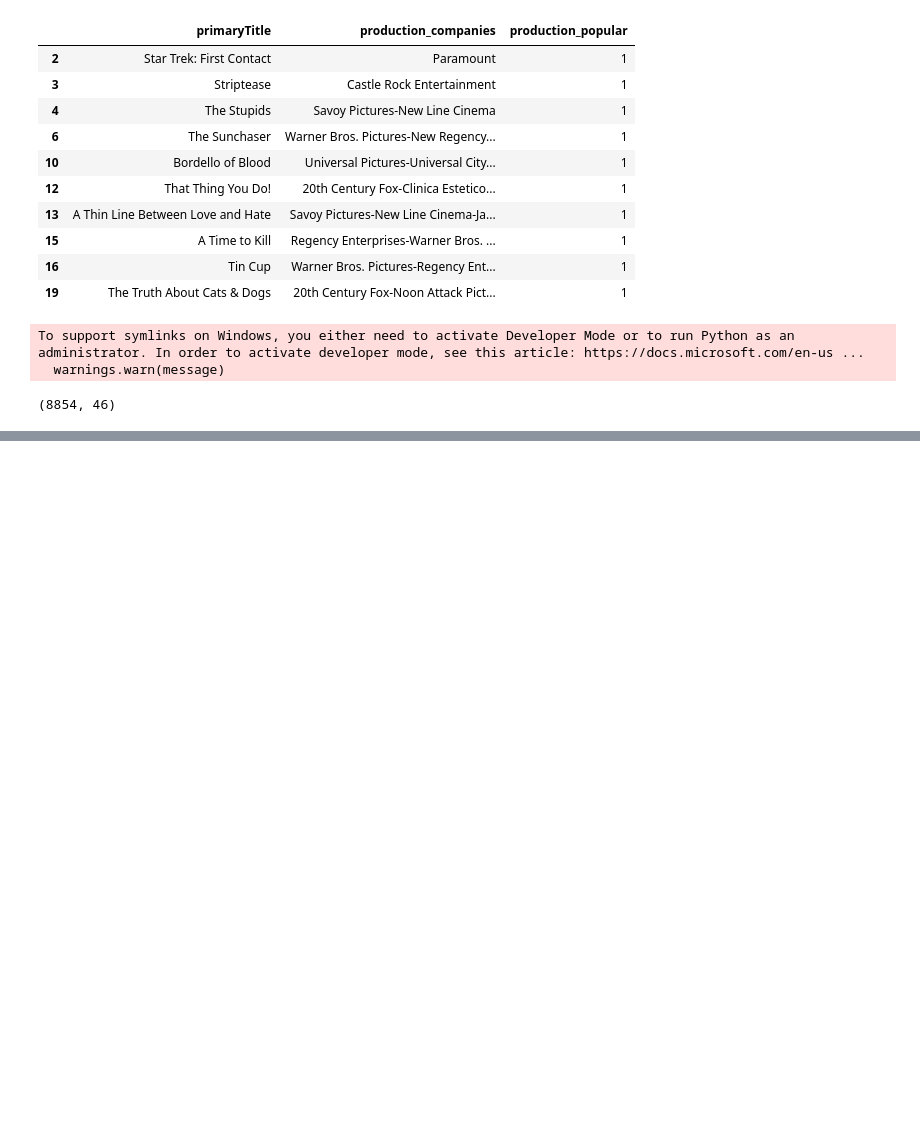
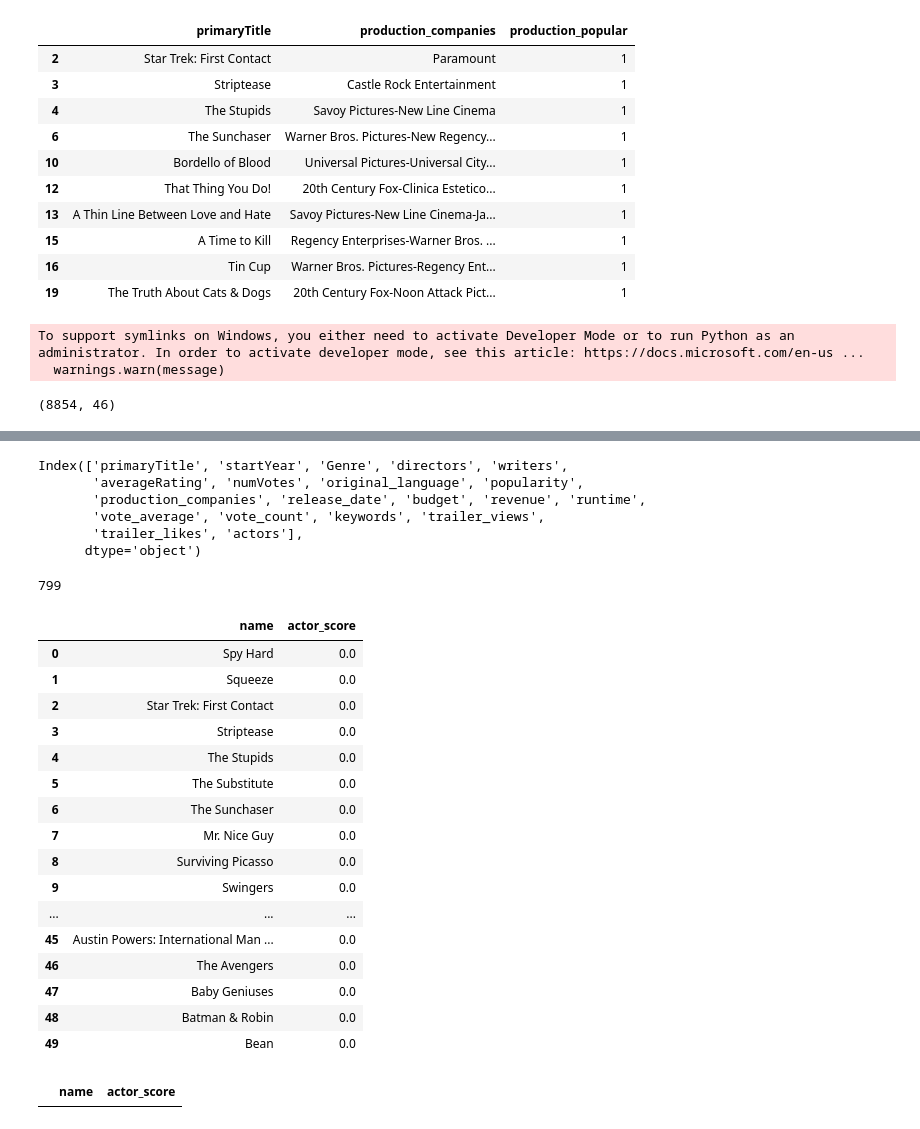
Before and after one commit to Eric7895/Movie_Revenue_Web_Application, a Jupyter notebook: data_preprocessing.ipynb, the cells around one changed output, grey strips where cells are left out. Cells and saved outputs as stored; diff of their text form; code cells hidden in the pictures; blank space fills up the shorter version.

```diff
--- a/data_preprocessing.ipynb
+++ b/data_preprocessing.ipynb
@@ -388,3 +389,9 @@ movie_stg3.shape
 To support symlinks on Windows, you either need to activate Developer Mode or to run Python as an administrator. In order to activate developer mode, see this article: https://docs.microsoft.com/en-us ...
   warnings.warn(message)
 (8854, 46)
+# %%
+actor1 = pd.read_csv('actor scraper/actor_2025.csv')
+actor2 = pd.read_csv('actor scraper/actor_2024.csv')
+actor3 = pd.read_csv('actor scraper/actor_2023.csv')
+
+actor = pd.concat([actor1, actor2, actor3], ignore_index=True)
@@ -390,0 +407,39 @@ To support symlinks on Windows, you either need to activate Developer Mode or to
+# %%
+movie_stg0.columns
+# %% [output]
+Index(['primaryTitle', 'startYear', 'Genre', 'directors', 'writers',
+       'averageRating', 'numVotes', 'original_language', 'popularity',
+       'production_companies', 'release_date', 'budget', 'revenue', 'runtime',
+       'vote_average', 'vote_count', 'keywords', 'trailer_views',
+       'trailer_likes', 'actors'],
+      dtype='object')
+# %%
+temp = actor.drop_duplicates(['name'])['name'].to_list()
+len(temp)
+# %% [output]
+799
+# %%
+actors = encoding_people(movie_stg0, actor['name'].to_list(), 19, 'actor_score', if_actor=True)
+actors.head(50)
+# %% [output]
+|  | name | actor_score |
+| 0 | Spy Hard | 0.0 |
+| 1 | Squeeze | 0.0 |
+| 2 | Star Trek: First Contact | 0.0 |
+| 3 | Striptease | 0.0 |
+| 4 | The Stupids | 0.0 |
+| 5 | The Substitute | 0.0 |
+| 6 | The Sunchaser | 0.0 |
+| 7 | Mr. Nice Guy | 0.0 |
+| 8 | Surviving Picasso | 0.0 |
+| 9 | Swingers | 0.0 |
+| ... | ... | ... |
+| 45 | Austin Powers: International Man ... | 0.0 |
+| 46 | The Avengers | 0.0 |
+| 47 | Baby Geniuses | 0.0 |
+| 48 | Batman & Robin | 0.0 |
+| 49 | Bean | 0.0 |
+# %%
+actors[actors['actor_score'] > 0].head()
+# %% [output]
+|  | name | actor_score |
```
Also changed, not shown: parts of 2 cells of this notebook, 5 other files.
